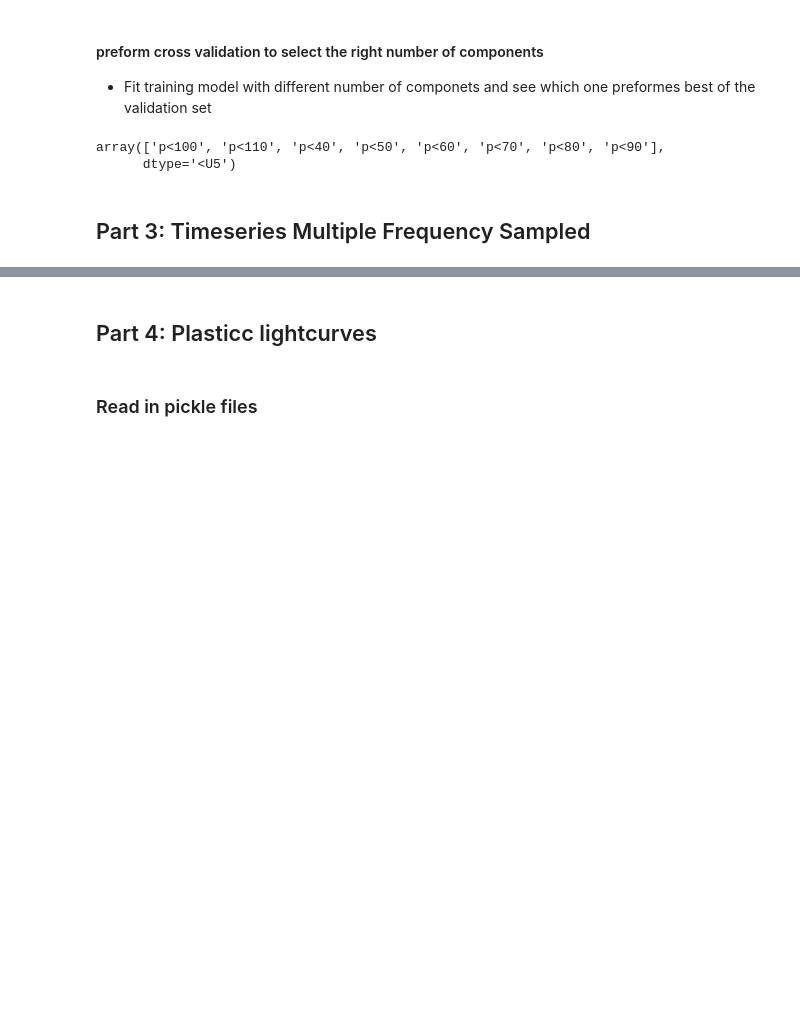
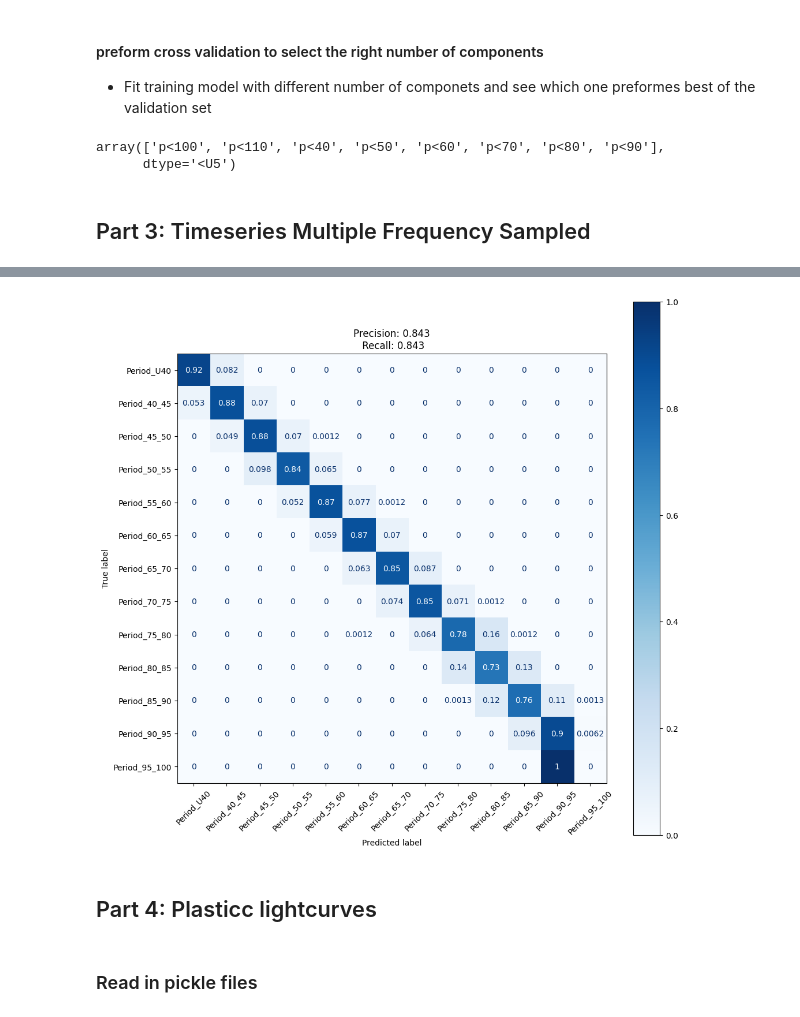
Before and after one commit to mmckay18/astr598_spr24_classification_repo, a Jupyter notebook: NOTEBOOKS/classification_models.ipynb, the cells around one changed output, grey strips where cells are left out. Cells and saved outputs as stored; diff of their text form; code cells hidden in the pictures; blank space fills up the shorter version.

Commit message:
feat: Implement GMM classification algorithm for plasticc and timeseries

```diff
--- a/NOTEBOOKS/classification_models.ipynb
+++ b/NOTEBOOKS/classification_models.ipynb
@@ -539,3 +655,82 @@ array(['p<100', 'p<110', 'p<40', 'p<50', 'p<60', 'p<70', 'p<80', 'p<90'],
 # # print('RR Lyrae Precision %0.3f' % precision_score(y_valid, y_pred))
 # %% [markdown]
 ## Part 3: Timeseries Multiple Frequency Sampled
+# %%
+# # From Tobin's code to make cesium dataframe with decreate values as the periods
+# Read in timesseries data
+df_multiple = pd.read_feather('/Users/mmckay/Desktop/astr598_spr24_classification_repo/data/timeseries_multiple_frequency_sampled.feather')
+
+# Set feature list you want from cesium
+features_to_use = [
+    "amplitude",
+    "percent_beyond_1_std",
+    "maximum",
+    "max_slope",
+    "median",
+    "median_absolute_deviation",
+    "percent_close_to_median",
+    "minimum",
+    "skew",
+    "std",
+    "period_fast",
+    "weighted_average",
+]
+
+
+# Create a list of cesium features including periods
+cesium_results=[]
+periods=[]
+
+for i in range(100000):
+    fset_cesium = featurize.featurize_time_series(
+        times=df_multiple[f'y'+str(i)].index[np.isfinite(df_multiple[f'y'+str(i)].values)],
+        values=df_multiple[f'y'+str(i)].values[np.isfinite(df_multiple[f'y'+str(i)].values)],
+        errors=None,
+        features_to_use=features_to_use,
+    )
+
+    cesium_results.append(fset_cesium)
+    periods.append(fset_cesium.period_fast.values[0][0])
+
+
+cesium_results[0]
+
+
+
+# Bin periods in to ranges to descitize the contiouns label
+# cesium_results[0]
+classes=np.zeros(len(periods))
+for i in range(len(periods)):
+    classes[i]=int((np.array(periods[i])-40)/5)
+
+
+# periods = np.array(pd.read_pickle('/Users/mmckay/Desktop/astr598_spr24_classification_repo/DATA/periods_multiple_freq.pkl'))
+# Set features and truth labels - X, y for appending values
+X=np.zeros((len(periods), len(features_to_use)-1))
+y = classes
+print(f'y: {y}')
+labels = ['Period_U40', 'Period_40_45', 'Period_45_50', 'Period_50_55', 'Period_55_60', 'Period_60_65', 'Period_65_70', 'Period_70_75', 'Period_75_80', 'Period_80_85', 'Period_85_90', 'Period_90_95', 'Period_95_100']
+
+
+for i in range(len(periods)):
+    X[i]= cesium_results[i]['amplitude'].values[0][0], cesium_results[i]['percent_beyond_1_std'].values[0][0], cesium_results[i]['maximum'].values[0][0], cesium_results[i]['max_slope'].values[0][0], cesium_results[i]['median'].values[0][0], cesium_results[i]['median_absolute_deviation'].values[0][0], cesium_results[i]['percent_close_to_median'].values[0][0], cesium_results[i]['minimum'].values[0][0], cesium_results[i]['skew'].values[0][0], cesium_results[i]['std'].values[0][0], cesium_results[i]['weighted_average'].values[0][0]
+
+y = classes
+print(f'y: {y}')
+
+# Data Split
+(X_train, X_valid, X_test), (y_train, y_valid, y_test) = split_samples(X, y, [0.8, 0.1, 0.1], random_state=0)
+
+gmmb = GMMBayes(n_components=4, random_state=0)
+gmmb.fit(X_train, y_train)
+
+y_pred = gmmb.predict(X_valid)
+
+fig = plt.figure(figsize=(12,12))
+ax = fig.add_subplot()
+ConfusionMatrixDisplay.from_predictions(y_valid, y_pred, display_labels=labels, cmap='Blues', ax=ax, normalize='true', xticks_rotation=45)
+print('Stellar Type Recall %0.3f' % recall_score(y_valid, y_pred, average='weighted'))
+print('Stellar Type Precision %0.3f' % precision_score(y_valid, y_pred, average='weighted'))
+plt.title(f'Precision: {np.round(precision_score(y_valid, y_pred, average="weighted"), 3)}\n Recall: {np.round(recall_score(y_valid, y_pred, average="weighted"), 3)}')
+plt.show()
+# %% [output]
@@ -542,3 +741,4 @@ array(['p<100', 'p<110', 'p<40', 'p<50', 'p<60', 'p<70', 'p<80', 'p<90'],
+[figure, added]
 # %% [markdown]
 ## Part 4: Plasticc lightcurves
 # %% [markdown]
```
Also changed, not shown: parts of 60 cells of this notebook, 1 other file.
